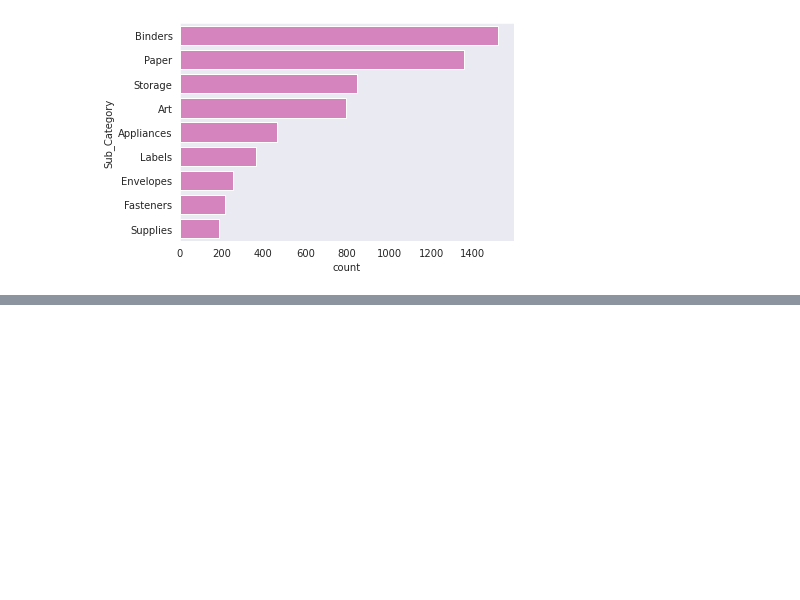
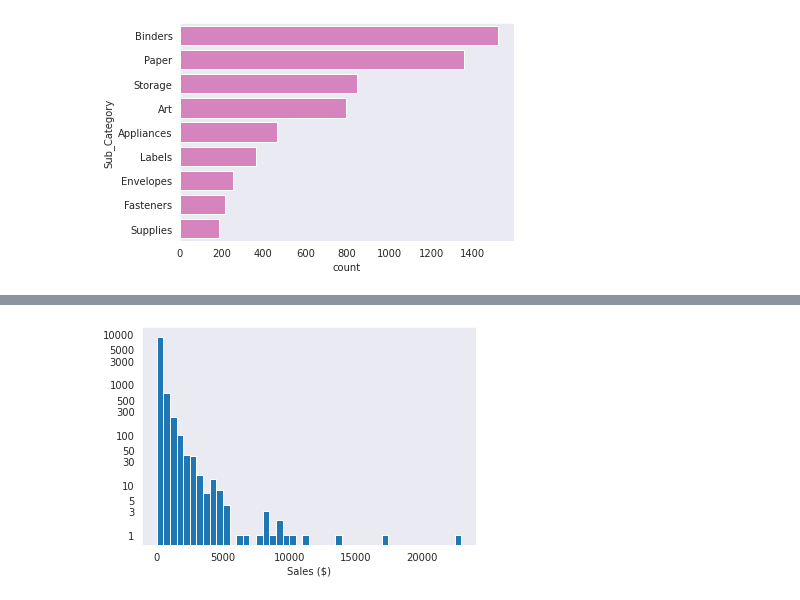
Before and after one commit to Dee-nDee/SuperStore_Data_Analysis, a Jupyter notebook: SuperStore.ipynb, the cells around one changed output, grey strips where cells are left out. Cells and saved outputs as stored; diff of their text form; code cells hidden in the pictures; blank space fills up the shorter version.

Commit message:
feat: Sales Feature Exploration

```diff
--- a/SuperStore.ipynb
+++ b/SuperStore.ipynb
@@ -396,0 +412,22 @@ plt.grid(False)
+# %%
+#set bin edges
+bin_edges = np.arange(0, samp_superstore.Sales.max() + 500, 500)
+# %%
+#visualize the Sales column
+plt.hist(data = samp_superstore, x = "Sales", bins = bin_edges);
+
+#transform the y-axis to a log scale
+plt.yscale("log")
+
+#create ticks for y-axis
+y_ticks = [1, 3, 5, 10, 30, 50, 100, 300, 500, 1000, 3000, 5000,
+           10000]
+y_labels = ["{}".format(y_tick) for y_tick in y_ticks]
+plt.yticks(y_ticks, y_labels);
+
+#label the x-axis
+plt.xlabel("Sales ($)")
+
+plt.grid(False)
+# %% [output]
+[figure, added]
```
Also changed, not shown: parts of 4 cells of this notebook.
